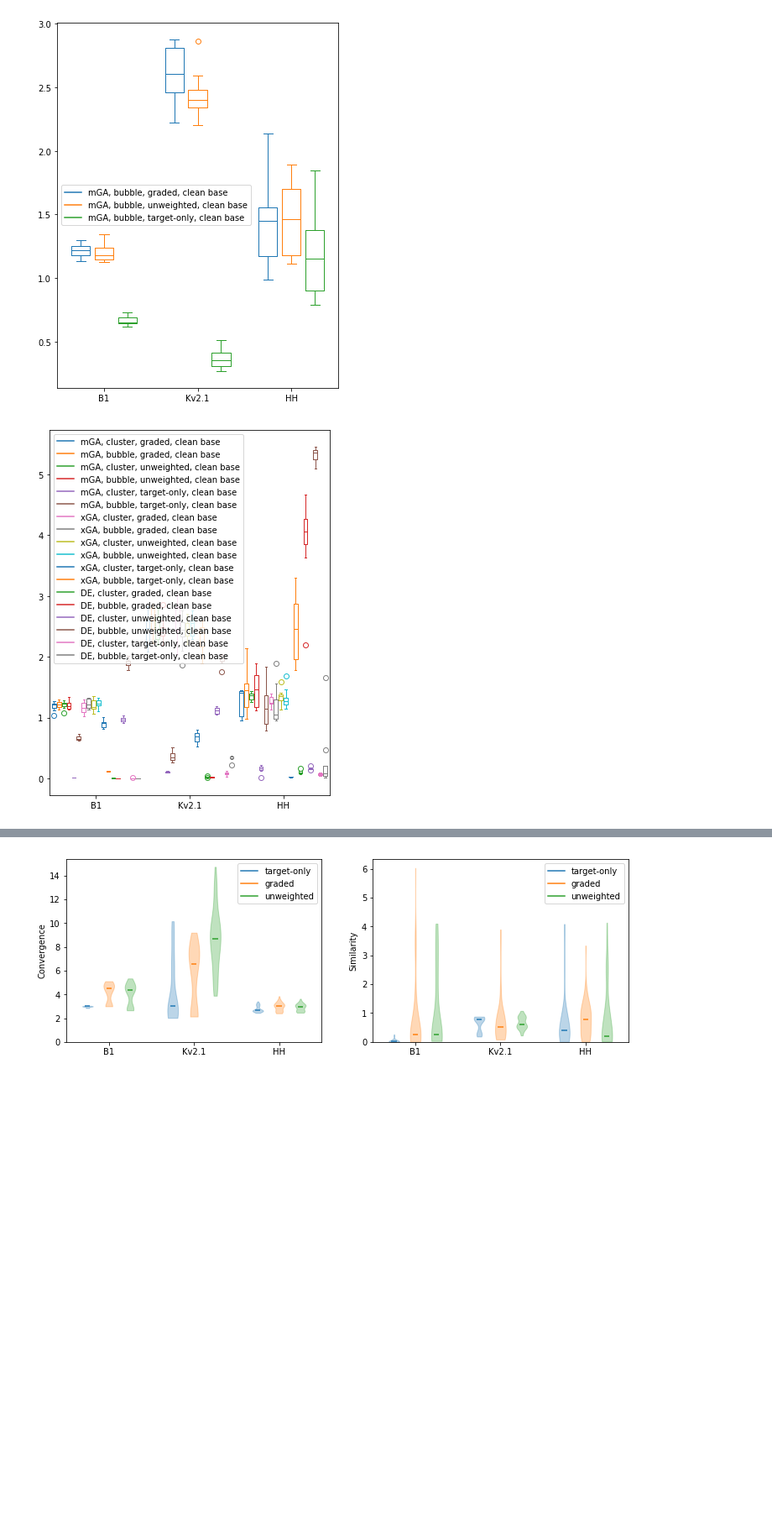
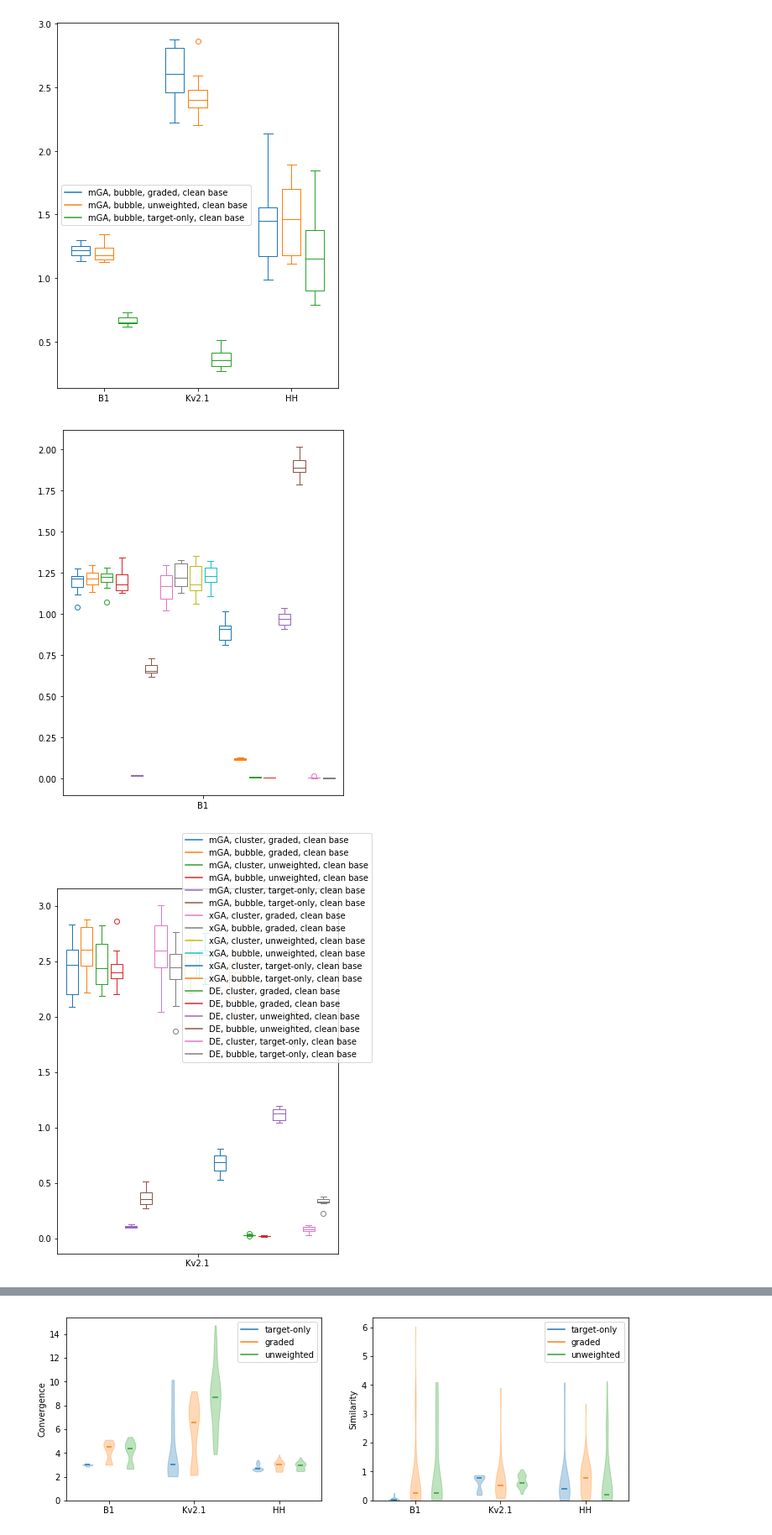
Before and after one commit to kernfel/mostips-analysis, a Jupyter notebook: Untitled.ipynb, the cells around one changed output, grey strips where cells are left out. Shown at 84% size. Saved outputs shown, nothing was run; the diff lists cells and outputs as text; code cells hidden in the pictures; blank space fills up the shorter version.

Commit message:
Python cleanup

```diff
--- a/Untitled.ipynb
+++ b/Untitled.ipynb
@@ -315,7 +349,16 @@ filtered_boxplot('norm_std', ['clean base', 'mGA', 'bubble'])
 [figure]
 [figure]
 [figure]
-# %%
-filtered_boxplot('norm_std', ['clean base'])
-# %% [output]
-[figure, removed]
+# %%
+Sbk = S
+S = [Sbk[0]]
+filtered_boxplot('norm_std', ['clean base'])
+S = [Sbk[1]]
+filtered_boxplot('norm_std', ['clean base'])
+plt.figlegend()
+S = [Sbk[2]]
+filtered_boxplot('norm_std', ['clean base'])
+S = Sbk
+# %% [output]
+[figure, added]
+[figure, added]
```
Also changed, not shown: parts of 3 cells of this notebook, 5 other files.
